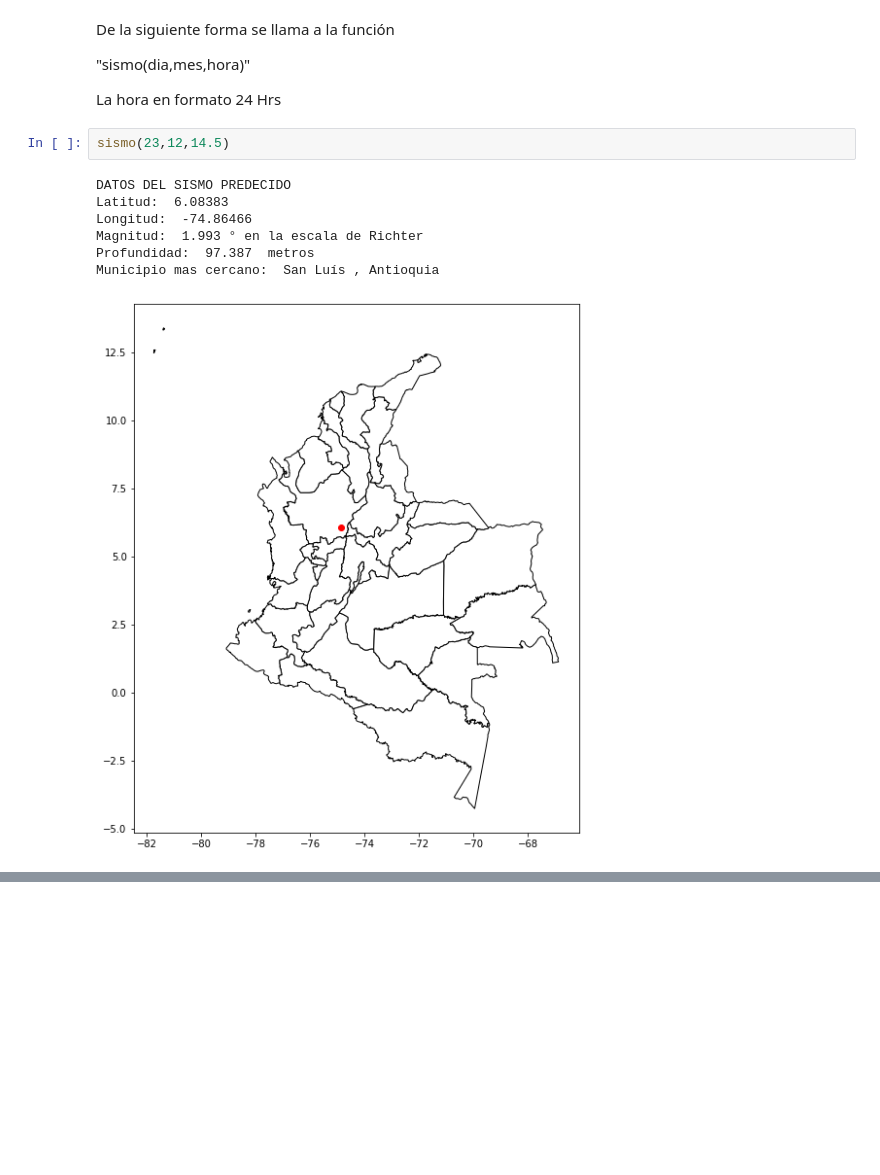
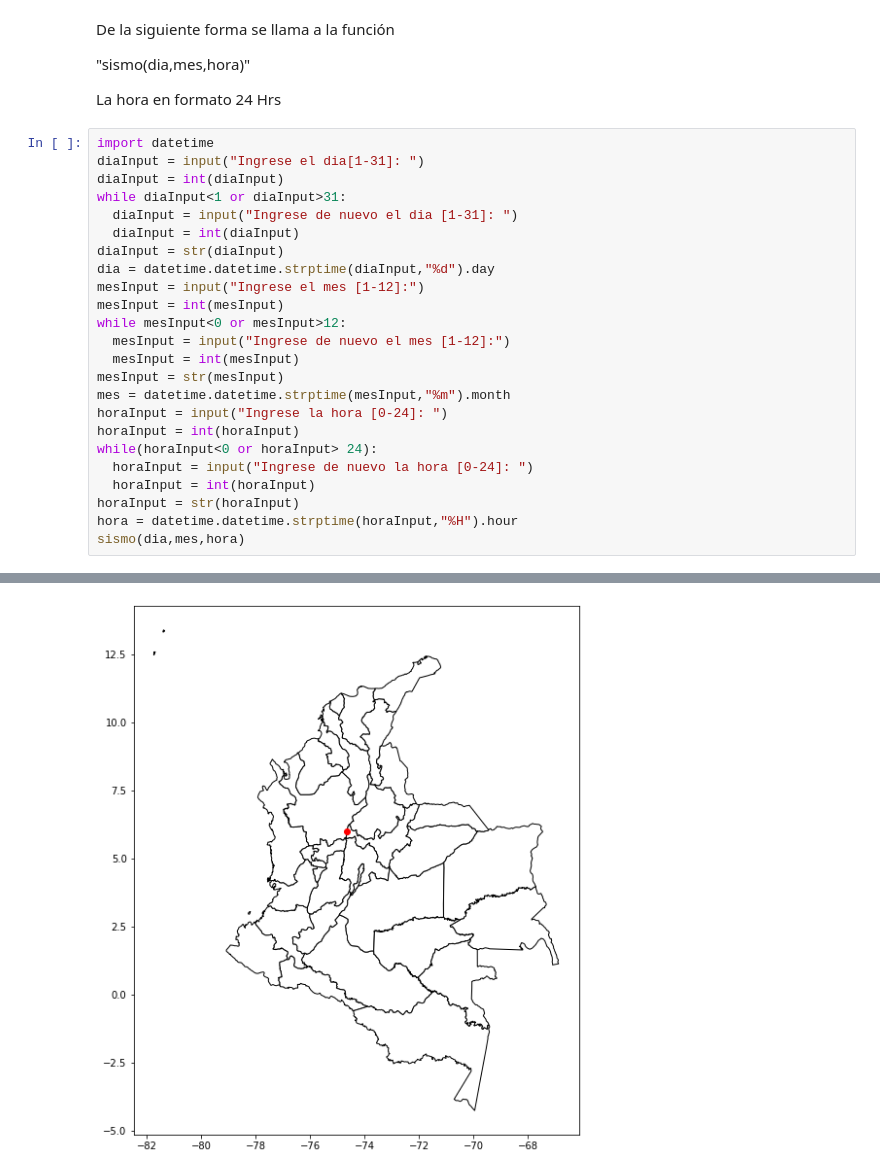
Before and after one commit to oscarandres16/nexthearthquake, a Jupyter notebook: Prototipo.ipynb, the cells around one changed output, grey strips where cells are left out. Drawn from its saved outputs; the diff is of its cells as text; blank space fills up the shorter version.

```diff
--- a/Prototipo.ipynb
+++ b/Prototipo.ipynb
@@ -339,13 +346,28 @@ De la siguiente forma se llama a la función
 "sismo(dia,mes,hora)"
 
 La hora en formato 24 Hrs
-# %%
-sismo(23,12,14.5)
-# %% [output]
-DATOS DEL SISMO PREDECIDO
-Latitud:  6.08383
-Longitud:  -74.86466
-Magnitud:  1.993 ° en la escala de Richter
-Profundidad:  97.387  metros
-Municipio mas cercano:  San Luís , Antioquia
-[figure, removed]
+# %%
+import datetime
+diaInput = input("Ingrese el dia[1-31]: ")
+diaInput = int(diaInput)
+while diaInput<1 or diaInput>31:
+  diaInput = input("Ingrese de nuevo el dia [1-31]: ")
+  diaInput = int(diaInput)
+diaInput = str(diaInput)
+dia = datetime.datetime.strptime(diaInput,"%d").day
+mesInput = input("Ingrese el mes [1-12]:")
+mesInput = int(mesInput)
+while mesInput<0 or mesInput>12:
+  mesInput = input("Ingrese de nuevo el mes [1-12]:")
+  mesInput = int(mesInput)
+mesInput = str(mesInput)
+mes = datetime.datetime.strptime(mesInput,"%m").month
+horaInput = input("Ingrese la hora [0-24]: ")
+horaInput = int(horaInput)
+while(horaInput<0 or horaInput> 24):
+  horaInput = input("Ingrese de nuevo la hora [0-24]: ")
+  horaInput = int(horaInput)
+horaInput = str(horaInput)
+hora = datetime.datetime.strptime(horaInput,"%H").hour
+sismo(dia,mes,hora)
+# %% [output]
@@ -351,0 +393 @@ Municipio mas cercano:  San Luís , Antioquia
+[figure, added]
```
Also changed, not shown: parts of 5 cells of this notebook.
